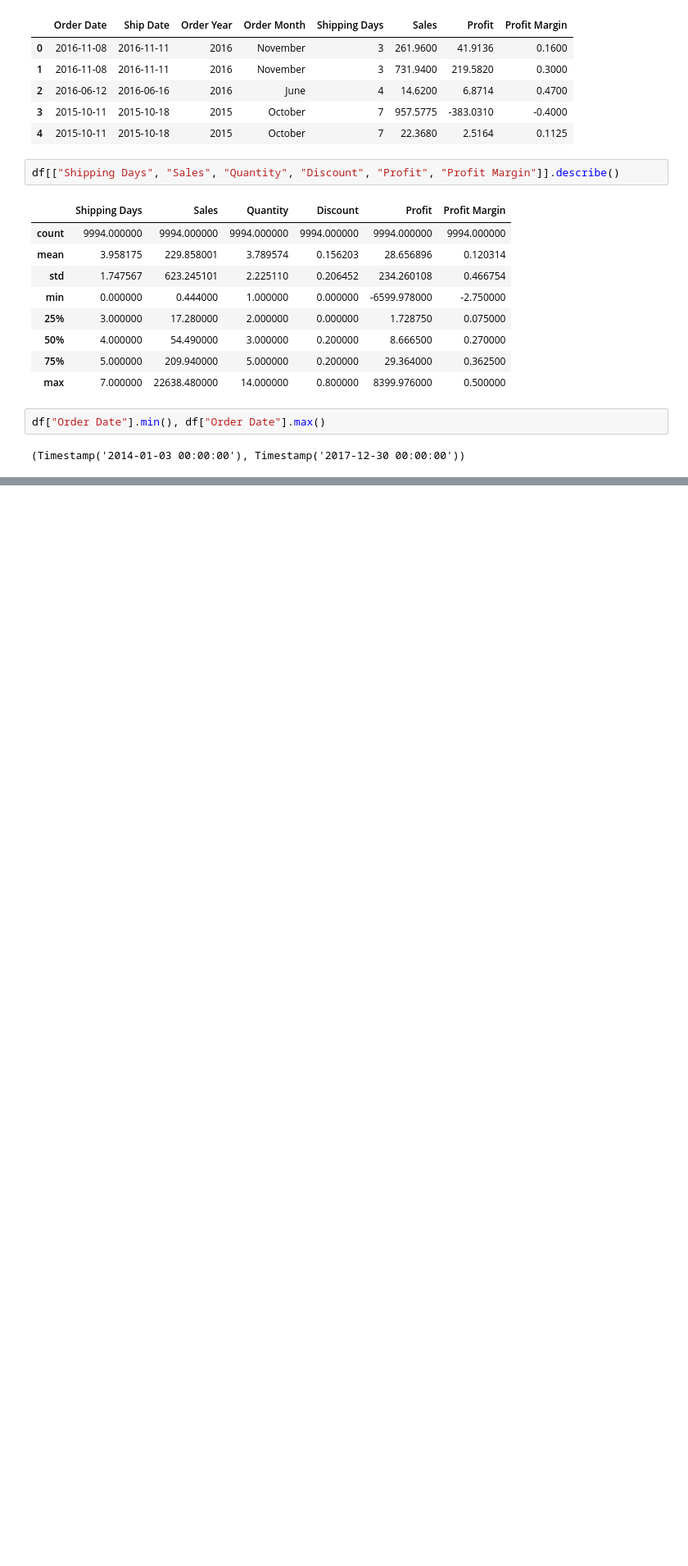
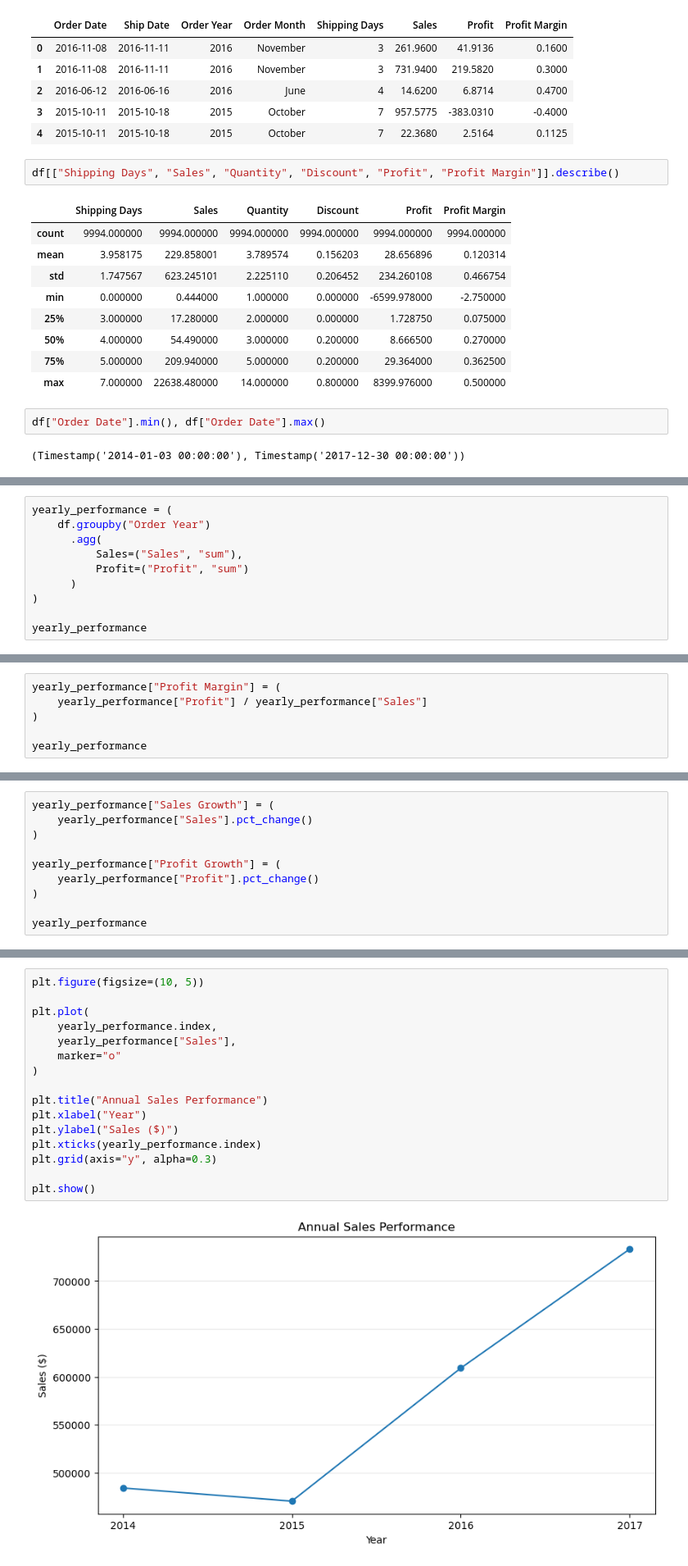
Before and after one commit to robcalv25/retail-sales-analysis, a Jupyter notebook: notebooks/01_data_exploration.ipynb, the cells around one changed output, grey strips where cells are left out. Shown at 82% size. Cells and saved outputs as stored; diff of their text form; blank space fills up the shorter version.

```diff
--- a/notebooks/01_data_exploration.ipynb
+++ b/notebooks/01_data_exploration.ipynb
@@ -131,0 +196,10 @@ df["Order Date"].min(), df["Order Date"].max()
+# %%
+yearly_performance = (
+    df.groupby("Order Year")
+      .agg(
+          Sales=("Sales", "sum"),
+          Profit=("Profit", "sum")
+      )
+)
+
+yearly_performance
@@ -131,0 +213,6 @@ df["Order Date"].min(), df["Order Date"].max()
+# %%
+yearly_performance["Profit Margin"] = (
+    yearly_performance["Profit"] / yearly_performance["Sales"]
+)
+
+yearly_performance
@@ -131,0 +226,10 @@ df["Order Date"].min(), df["Order Date"].max()
+# %%
+yearly_performance["Sales Growth"] = (
+    yearly_performance["Sales"].pct_change()
+)
+
+yearly_performance["Profit Growth"] = (
+    yearly_performance["Profit"].pct_change()
+)
+
+yearly_performance
@@ -131,0 +266,18 @@ df["Order Date"].min(), df["Order Date"].max()
+# %%
+plt.figure(figsize=(10, 5))
+
+plt.plot(
+    yearly_performance.index,
+    yearly_performance["Sales"],
+    marker="o"
+)
+
+plt.title("Annual Sales Performance")
+plt.xlabel("Year")
+plt.ylabel("Sales ($)")
+plt.xticks(yearly_performance.index)
+plt.grid(axis="y", alpha=0.3)
+
+plt.show()
+# %% [output]
+[figure, added]
```
Also changed, not shown: parts of 42 cells of this notebook.
